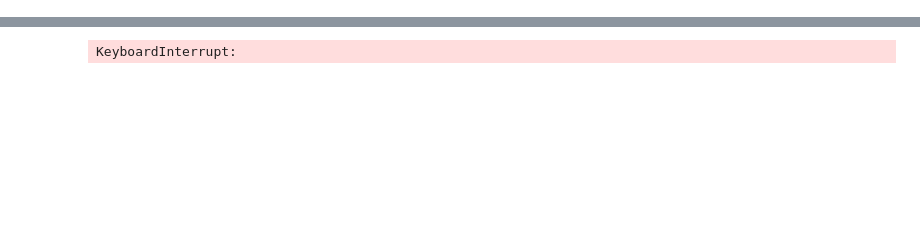
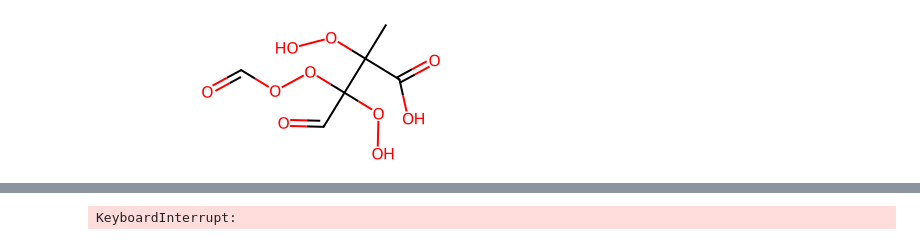
Before and after one commit to kuulia/DiffEIMS, a Jupyter notebook: notebooks/neims_testing.ipynb, the cells around one changed output, grey strips where cells are left out. Saved outputs shown, nothing was run; the diff lists cells and outputs as text; code cells hidden in the pictures; blank space fills up the shorter version.

```diff
--- a/notebooks/neims_testing.ipynb
+++ b/notebooks/neims_testing.ipynb
@@ -40,0 +125,28 @@ df['mol'] = df['SMILES'].apply(MolFromSmiles)
+# %%
+generated_mols_no_hs = []
+for mol_list in generated_mols:
+    mol_list_no_h = []
+    for mol in mol_list:
+        try:
+            mol_list_no_h.append(RemoveHs(mol, sanitize=False))
+        except AtomValenceException:
+            print('Explicit valence is greater than permitted')
+    generated_mols_no_hs.append(mol_list_no_h)
+# %%
+fp_gen = pd.read_csv('fp.txt', index_col=None, header=None, delim_whitespace=True).values
+fp_gen_bit_vect = []
+for fp in fp_gen:
+    bit_vect = ExplicitBitVect(len(fp))
+    for idx, bit in enumerate(fp):
+        bit_vect[idx] = int(bit)
+    fp_gen_bit_vect.append(bit_vect)
+# %%
+morgan_generator = rdFingerprintGenerator.GetMorganGenerator(radius=2,fpSize=2048)
+fps = [morgan_generator.GetFingerprint(mol) for mol in tqdm(df_test['mol'].values, desc="Computing fingerprints")]
+# %%
+sims = []
+n = len(fp_gen)
+for i in range(n):
+    sims.append(TanimotoSimilarity(fp_gen_bit_vect[i], fps[i]))
+df_test['sims'] = sims
+df_test
@@ -40,0 +171,4 @@ df['mol'] = df['SMILES'].apply(MolFromSmiles)
+# %%
+df_test['mol'].values[6]
+# %% [output]
+[figure, added]
```
Also changed, not shown: parts of 18 cells of this notebook, 8 other files.
